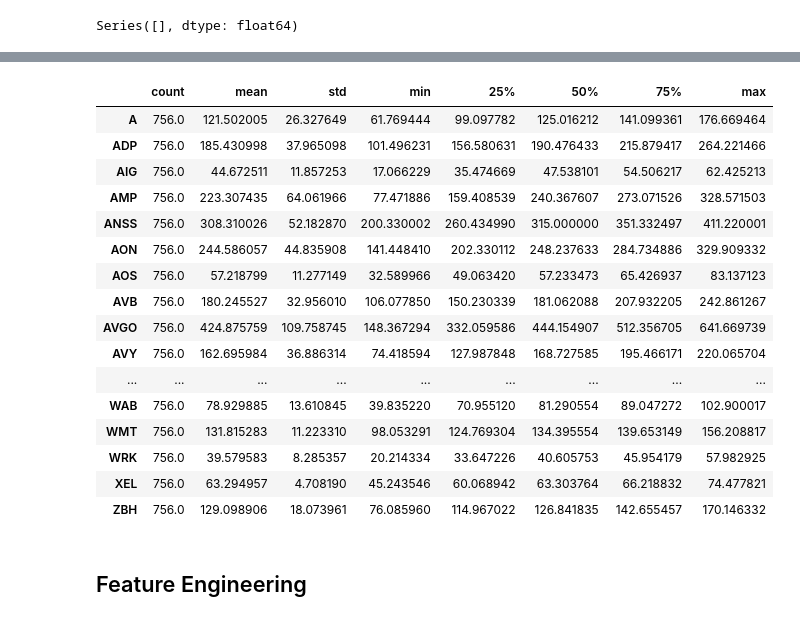
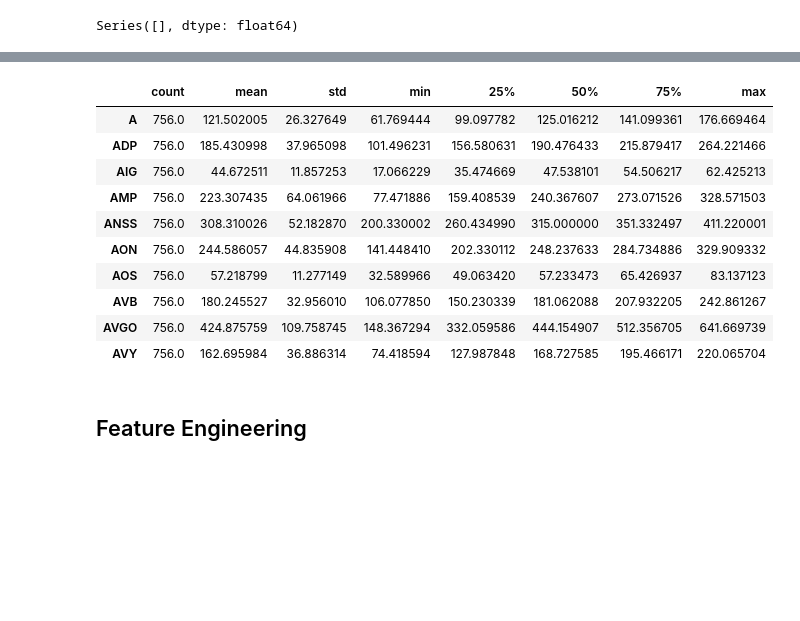
Before and after one commit to bakary1/Clustering-Stocks-ML, a Jupyter notebook: clustering_stocks_kmeans.ipynb, the cells around one changed output, grey strips where cells are left out. Drawn from its saved outputs; the diff is of its cells as text; code cells hidden in the pictures; blank space fills up the shorter version.

```diff
--- a/clustering_stocks_kmeans.ipynb
+++ b/clustering_stocks_kmeans.ipynb
@@ -120,25 +120,19 @@ df_clean.head()
 | 4 | 83.749916 | 156.954483 | 46.405411 | 155.385376 | 257.730011 | 201.490997 | 44.082283 | 180.362137 | 272.871399 | 119.425293 | 62.027893 | ... |
 # %%
 # Let's look at some statistics
-df_clean.describe().T
+df_clean.describe().T[:10]
 # %% [output]
 |  | count | mean | std | min | 25% | 50% | 75% | max |
 | A | 756.0 | 121.502005 | 26.327649 | 61.769444 | 99.097782 | 125.016212 | 141.099361 | 176.669464 |
 | ADP | 756.0 | 185.430998 | 37.965098 | 101.496231 | 156.580631 | 190.476433 | 215.879417 | 264.221466 |
 | AIG | 756.0 | 44.672511 | 11.857253 | 17.066229 | 35.474669 | 47.538101 | 54.506217 | 62.425213 |
 | AMP | 756.0 | 223.307435 | 64.061966 | 77.471886 | 159.408539 | 240.367607 | 273.071526 | 328.571503 |
 | ANSS | 756.0 | 308.310026 | 52.182870 | 200.330002 | 260.434990 | 315.000000 | 351.332497 | 411.220001 |
 | AON | 756.0 | 244.586057 | 44.835908 | 141.448410 | 202.330112 | 248.237633 | 284.734886 | 329.909332 |
 | AOS | 756.0 | 57.218799 | 11.277149 | 32.589966 | 49.063420 | 57.233473 | 65.426937 | 83.137123 |
 | AVB | 756.0 | 180.245527 | 32.956010 | 106.077850 | 150.230339 | 181.062088 | 207.932205 | 242.861267 |
 | AVGO | 756.0 | 424.875759 | 109.758745 | 148.367294 | 332.059586 | 444.154907 | 512.356705 | 641.669739 |
 | AVY | 756.0 | 162.695984 | 36.886314 | 74.418594 | 127.987848 | 168.727585 | 195.466171 | 220.065704 |
-| ... | ... | ... | ... | ... | ... | ... | ... | ... |
-| WAB | 756.0 | 78.929885 | 13.610845 | 39.835220 | 70.955120 | 81.290554 | 89.047272 | 102.900017 |
-| WMT | 756.0 | 131.815283 | 11.223310 | 98.053291 | 124.769304 | 134.395554 | 139.653149 | 156.208817 |
-| WRK | 756.0 | 39.579583 | 8.285357 | 20.214334 | 33.647226 | 40.605753 | 45.954179 | 57.982925 |
-| XEL | 756.0 | 63.294957 | 4.708190 | 45.243546 | 60.068942 | 63.303764 | 66.218832 | 74.477821 |
-| ZBH | 756.0 | 129.098906 | 18.073961 | 76.085960 | 114.967022 | 126.841835 | 142.655457 | 170.146332 |
 # %% [markdown]
 ## Feature Engineering
 # %%
```
